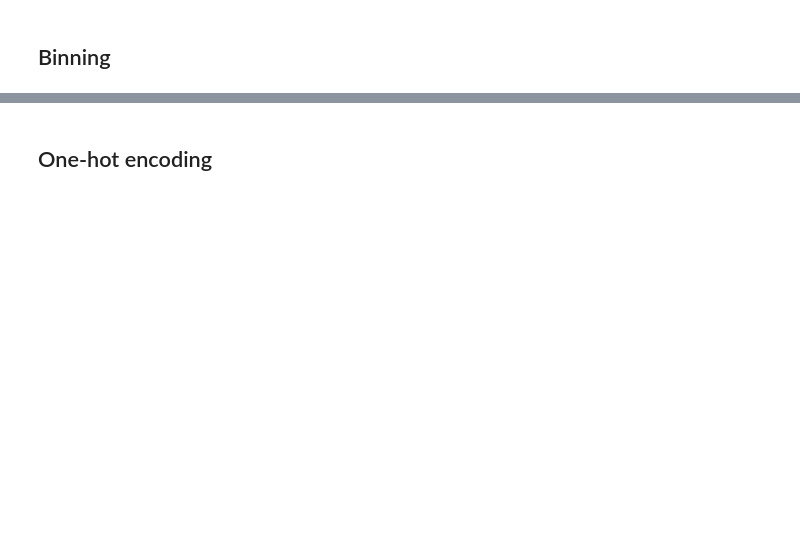
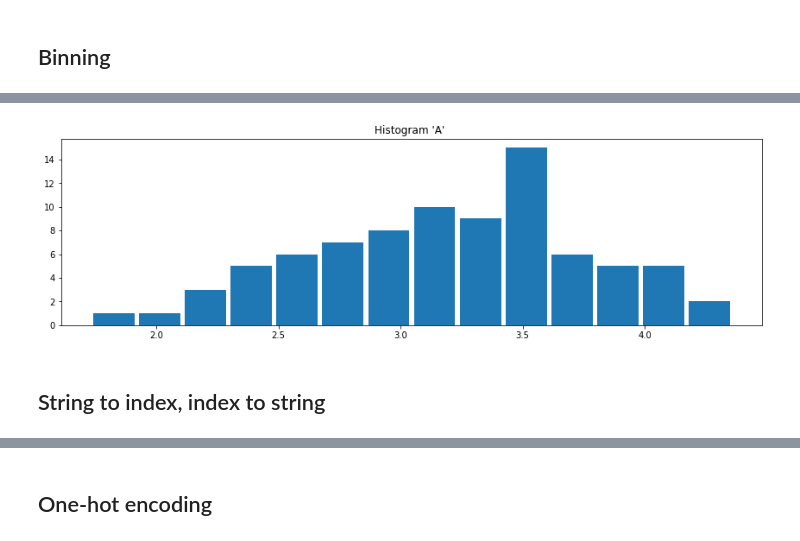
Before and after one commit to PacktPublishing/Data-Processing-with-Optimus, a Jupyter notebook: Chapter07/Chapter Seven - Data Processing with Optimus.ipynb, the cells around one changed output, grey strips where cells are left out. Saved outputs shown, nothing was run; the diff lists cells and outputs as text; code cells hidden in the pictures; blank space fills up the shorter version.

```diff
--- a/Chapter07/Chapter Seven - Data Processing with Optimus.ipynb
+++ b/Chapter07/Chapter Seven - Data Processing with Optimus.ipynb
@@ -587,0 +517,6 @@ df.cols.log("A")
+# %%
+df.cols.sqrt().plot.hist("A", buckets=15)
+# %% [output]
+[figure, added]
+# %% [markdown]
+## String to index, index to string
```
Also changed, not shown: parts of 112 cells of this notebook.
